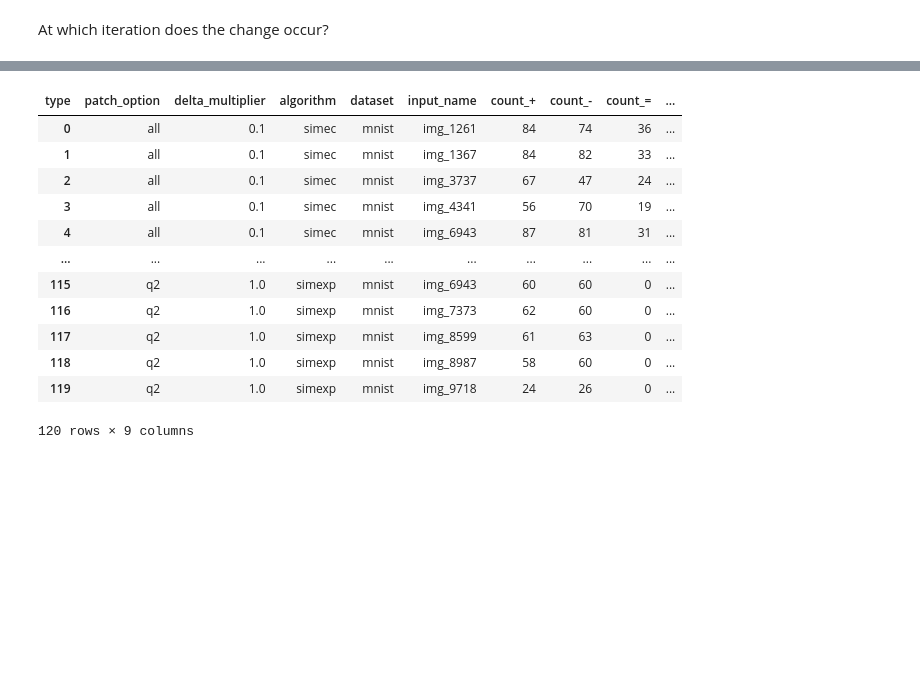
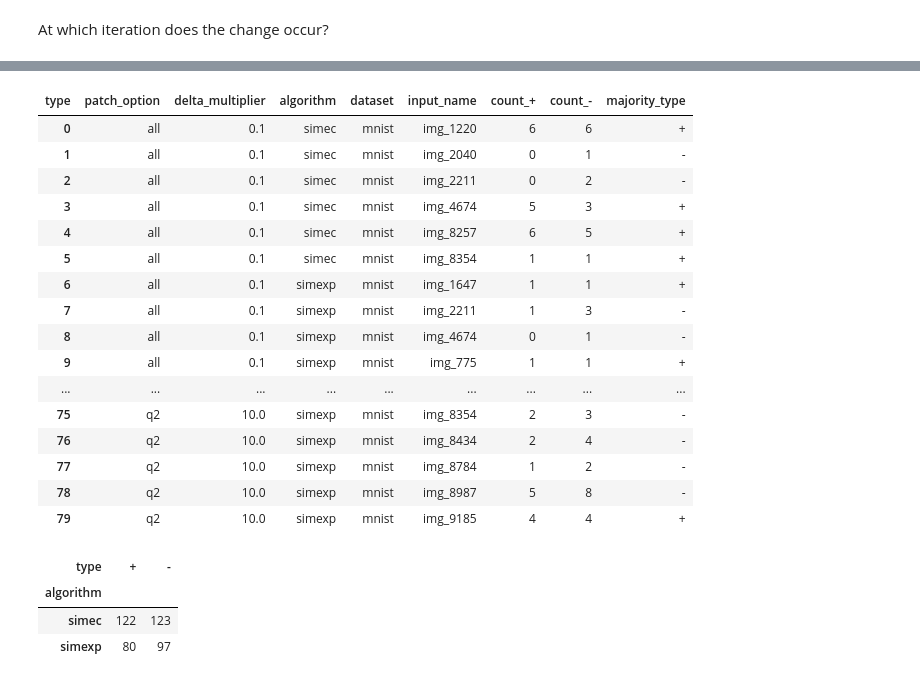
Before and after one commit to alessiomarta/transformers_equivalence_classes, a Jupyter notebook: notebooks/interpretation-analysis.ipynb, the cells around one changed output, grey strips where cells are left out. Drawn from its saved outputs; the diff is of its cells as text; code cells hidden in the pictures; blank space fills up the shorter version.

Commit message:
updated analysis with new results

```diff
--- a/notebooks/interpretation-analysis.ipynb
+++ b/notebooks/interpretation-analysis.ipynb
@@ -8,8 +8,8 @@ RES_DIR = "../res"
 # Load experiment results
 # %%
 def load_data():
-    df = pd.read_parquet(os.path.join(RES_DIR, "mnist_results.parquet"))
-    npz_data = np.load(os.path.join(RES_DIR, "mnist_embeddings.npz"), allow_pickle=True)
+    df = pd.read_parquet(os.path.join(RES_DIR, "all_experiments_results.parquet"))
+    npz_data = np.load(os.path.join(RES_DIR, "all_experiments_embeddings.npz"), allow_pickle=True)
 
     for key in ["distance", "original_image_pred_proba", "embedding_pred_proba", "modified_image_pred_proba", "modified_image"]:
         df[key] = list(npz_data[key])
@@ -103,8 +103,11 @@ for group_keys, group in results.groupby(group_cols):
 
     prev_emb = rows[0].embedding_pred
     prev_mod = rows[0].modified_image_pred
+    if rows[0].iteration == rows[1].iteration:
+        print(rows[0].iteration, group_keys)
+        print(rows[1].iteration, group_keys)
+    for row in rows[1:]:
 
-    for row in rows[1:]:
         changed_emb = row.embedding_pred != prev_emb
         changed_mod = row.modified_image_pred != prev_mod
 
@@ -125,8 +128,8 @@ for group_keys, group in results.groupby(group_cols):
                 "modified_pred": row.modified_image_pred
             })
 
-        prev_emb = row.embedding_pred
-        prev_mod = row.modified_image_pred
+            prev_emb = row.embedding_pred
+            prev_mod = row.modified_image_pred
 
 # Convert to DataFrame
 df_pred_changes = pd.DataFrame(change_records)
@@ -235,33 +321,52 @@ df_changes
 # %%
 group_cols = ["patch_option", "delta_multiplier", "algorithm", "dataset", "input_name"]
 # --- Determine majority change per group ---
 majority_summary = (
     df_changes
     .groupby(group_cols + ["type"])
     .size()
     .unstack(fill_value=0)
     .reset_index()
 )
 
 # Determine majority type
-majority_summary["majority_type"] = majority_summary[["+", "-", "="]].idxmax(axis=1)
+majority_summary["majority_type"] = majority_summary[["+", "-"]].idxmax(axis=1)
 
 # Optional: Rename columns for clarity
 majority_summary = majority_summary.rename(columns={"+": "count_+", "-": "count_-", "=": "count_="})
-
+pd.set_option('display.max_rows', 500)
 # Show the result
 majority_summary
 # %% [output]
-| type | patch_option | delta_multiplier | algorithm | dataset | input_name | count_+ | count_- | count_= | ... |
-| 0 | all | 0.1 | simec | mnist | img_1261 | 84 | 74 | 36 | ... |
-| 1 | all | 0.1 | simec | mnist | img_1367 | 84 | 82 | 33 | ... |
-| 2 | all | 0.1 | simec | mnist | img_3737 | 67 | 47 | 24 | ... |
-| 3 | all | 0.1 | simec | mnist | img_4341 | 56 | 70 | 19 | ... |
-| 4 | all | 0.1 | simec | mnist | img_6943 | 87 | 81 | 31 | ... |
-| ... | ... | ... | ... | ... | ... | ... | ... | ... | ... |
-| 115 | q2 | 1.0 | simexp | mnist | img_6943 | 60 | 60 | 0 | ... |
-| 116 | q2 | 1.0 | simexp | mnist | img_7373 | 62 | 60 | 0 | ... |
-| 117 | q2 | 1.0 | simexp | mnist | img_8599 | 61 | 63 | 0 | ... |
-| 118 | q2 | 1.0 | simexp | mnist | img_8987 | 58 | 60 | 0 | ... |
-| 119 | q2 | 1.0 | simexp | mnist | img_9718 | 24 | 26 | 0 | ... |
+| type | patch_option | delta_multiplier | algorithm | dataset | input_name | count_+ | count_- | majority_type |
+| 0 | all | 0.1 | simec | mnist | img_1220 | 6 | 6 | + |
+| 1 | all | 0.1 | simec | mnist | img_2040 | 0 | 1 | - |
+| 2 | all | 0.1 | simec | mnist | img_2211 | 0 | 2 | - |
+| 3 | all | 0.1 | simec | mnist | img_4674 | 5 | 3 | + |
+| 4 | all | 0.1 | simec | mnist | img_8257 | 6 | 5 | + |
+| 5 | all | 0.1 | simec | mnist | img_8354 | 1 | 1 | + |
+| 6 | all | 0.1 | simexp | mnist | img_1647 | 1 | 1 | + |
+| 7 | all | 0.1 | simexp | mnist | img_2211 | 1 | 3 | - |
+| 8 | all | 0.1 | simexp | mnist | img_4674 | 0 | 1 | - |
+| 9 | all | 0.1 | simexp | mnist | img_775 | 1 | 1 | + |
+| ... | ... | ... | ... | ... | ... | ... | ... | ... |
+| 75 | q2 | 10.0 | simexp | mnist | img_8354 | 2 | 3 | - |
+| 76 | q2 | 10.0 | simexp | mnist | img_8434 | 2 | 4 | - |
+| 77 | q2 | 10.0 | simexp | mnist | img_8784 | 1 | 2 | - |
+| 78 | q2 | 10.0 | simexp | mnist | img_8987 | 5 | 8 | - |
+| 79 | q2 | 10.0 | simexp | mnist | img_9185 | 4 | 4 | + |
-120 rows × 9 columns
+# %%
+# Count trend types (+, -) per algorithm
+trend_counts = (
+    df_changes.groupby(["algorithm", "type"])
+    .size()
+    .unstack(fill_value=0)
+    .sort_values(by="+", ascending=False)  # sort by positive trend count
+)
+
+display(trend_counts)
+# %% [output]
+| type | + | - |
+| algorithm |  |  |
+| simec | 122 | 123 |
+| simexp | 80 | 97 |
```
Also changed, not shown: parts of 14 cells of this notebook.
